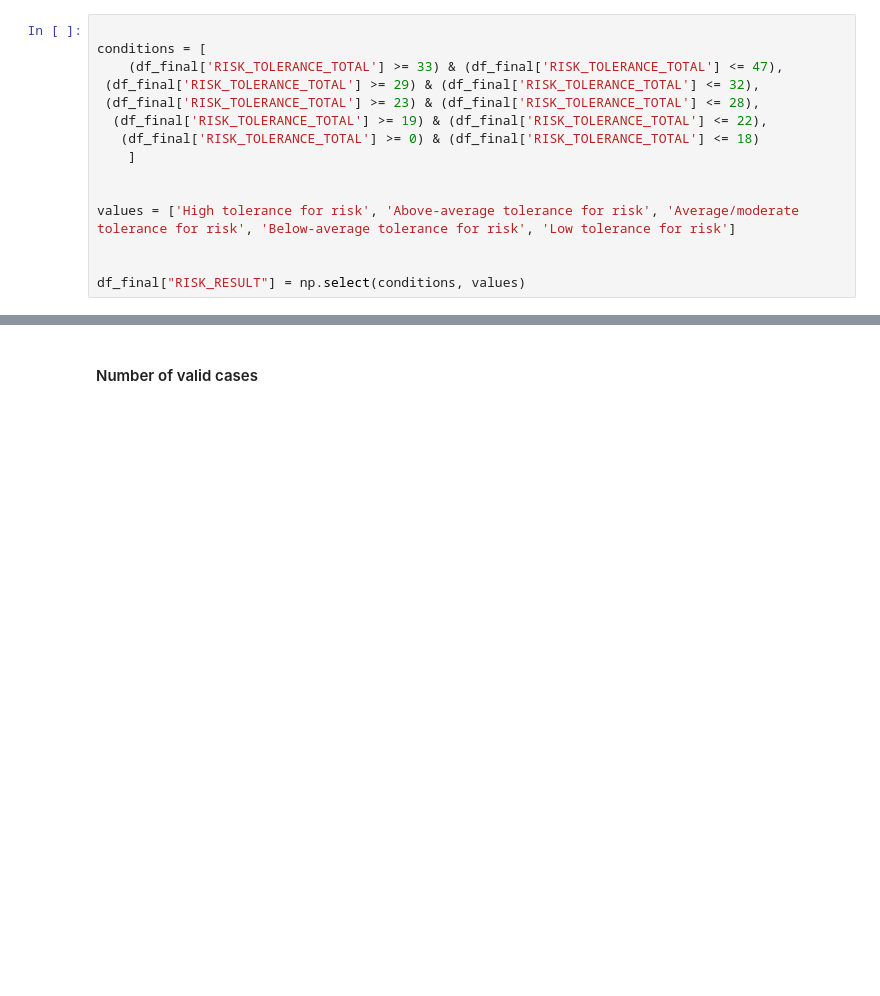
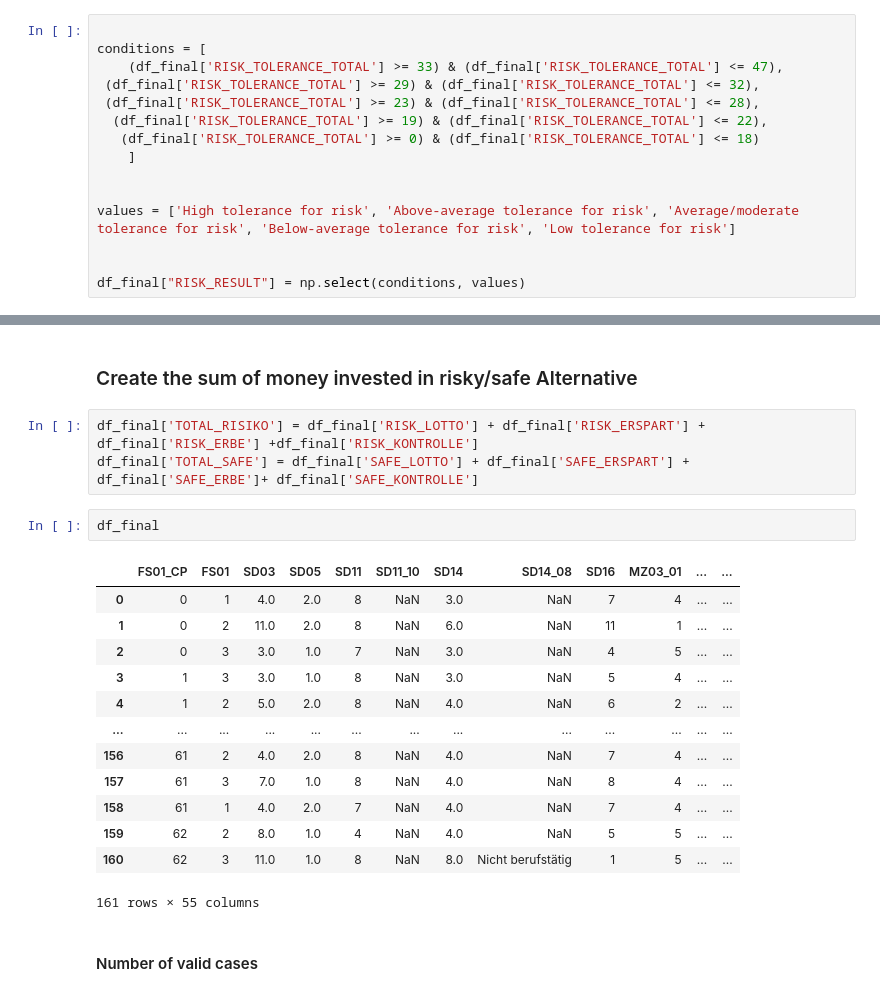
Before and after one commit to alsta450/Masterarbeit, a Jupyter notebook: Auswertung_Hauptstudie/data_engineering.ipynb, the cells around one changed output, grey strips where cells are left out. Cells and saved outputs as stored; diff of their text form; blank space fills up the shorter version.

```diff
--- a/Auswertung_Hauptstudie/data_engineering.ipynb
+++ b/Auswertung_Hauptstudie/data_engineering.ipynb
@@ -156,3 +222,24 @@ df_final["RISK_RESULT"] = np.select(conditions, values)
+# %% [markdown]
+### Create the sum of money invested in risky/safe Alternative
+# %%
+df_final['TOTAL_RISIKO'] = df_final['RISK_LOTTO'] + df_final['RISK_ERSPART'] + df_final['RISK_ERBE'] +df_final['RISK_KONTROLLE']
+df_final['TOTAL_SAFE'] = df_final['SAFE_LOTTO'] + df_final['SAFE_ERSPART'] + df_final['SAFE_ERBE']+ df_final['SAFE_KONTROLLE']
+# %%
+df_final
+# %% [output]
+|  | FS01_CP | FS01 | SD03 | SD05 | SD11 | SD11_10 | SD14 | SD14_08 | SD16 | MZ03_01 | ... | ... |
+| 0 | 0 | 1 | 4.0 | 2.0 | 8 | NaN | 3.0 | NaN | 7 | 4 | ... | ... |
+| 1 | 0 | 2 | 11.0 | 2.0 | 8 | NaN | 6.0 | NaN | 11 | 1 | ... | ... |
+| 2 | 0 | 3 | 3.0 | 1.0 | 7 | NaN | 3.0 | NaN | 4 | 5 | ... | ... |
+| 3 | 1 | 3 | 3.0 | 1.0 | 8 | NaN | 3.0 | NaN | 5 | 4 | ... | ... |
+| 4 | 1 | 2 | 5.0 | 2.0 | 8 | NaN | 4.0 | NaN | 6 | 2 | ... | ... |
+| ... | ... | ... | ... | ... | ... | ... | ... | ... | ... | ... | ... | ... |
+| 156 | 61 | 2 | 4.0 | 2.0 | 8 | NaN | 4.0 | NaN | 7 | 4 | ... | ... |
+| 157 | 61 | 3 | 7.0 | 1.0 | 8 | NaN | 4.0 | NaN | 8 | 4 | ... | ... |
+| 158 | 61 | 1 | 4.0 | 2.0 | 7 | NaN | 4.0 | NaN | 7 | 4 | ... | ... |
+| 159 | 62 | 2 | 8.0 | 1.0 | 4 | NaN | 4.0 | NaN | 5 | 5 | ... | ... |
+| 160 | 62 | 3 | 11.0 | 1.0 | 8 | NaN | 8.0 | Nicht berufstätig | 1 | 5 | ... | ... |
+161 rows × 55 columns
 # %% [markdown]
 #### Number of valid cases
 # %%
```
Also changed, not shown: parts of 22 cells of this notebook, 4 other files.
